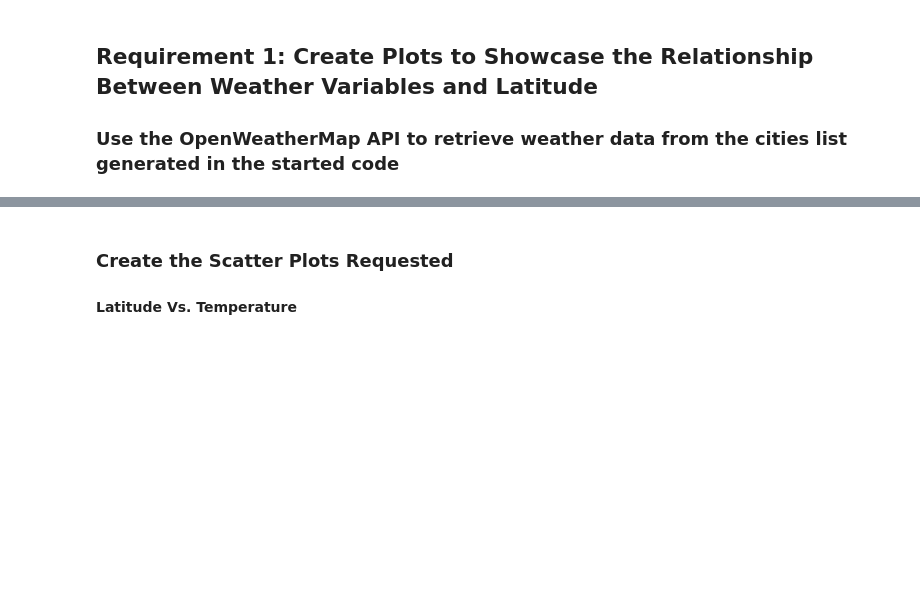
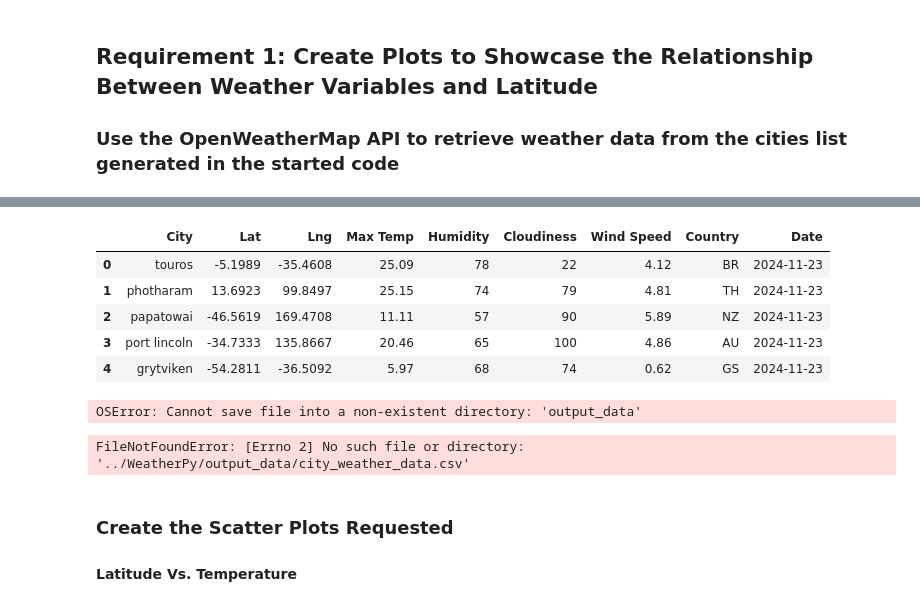
Before and after one commit to denisem77/Python-Api-Challenge, a Jupyter notebook: WeatherPy1/WeatherPy.ipynb, the cells around one changed output, grey strips where cells are left out. Drawn from its saved outputs; the diff is of its cells as text; code cells hidden in the pictures; blank space fills up the shorter version.

```diff
--- a/WeatherPy1/WeatherPy.ipynb
+++ b/WeatherPy1/WeatherPy.ipynb
@@ -147,9 +198,24 @@ city_data_df.head()
+# %%
+# Convert datetime to readable date format
+city_weather_df['Date']=(pd.to_datetime(city_weather_df['Date'],unit='s')).dt.date
+city_weather_df.head()
+# %% [output]
+|  | City | Lat | Lng | Max Temp | Humidity | Cloudiness | Wind Speed | Country | Date |
+| 0 | touros | -5.1989 | -35.4608 | 25.09 | 78 | 22 | 4.12 | BR | 2024-11-23 |
+| 1 | photharam | 13.6923 | 99.8497 | 25.15 | 74 | 79 | 4.81 | TH | 2024-11-23 |
+| 2 | papatowai | -46.5619 | 169.4708 | 11.11 | 57 | 90 | 5.89 | NZ | 2024-11-23 |
+| 3 | port lincoln | -34.7333 | 135.8667 | 20.46 | 65 | 100 | 4.86 | AU | 2024-11-23 |
+| 4 | grytviken | -54.2811 | -36.5092 | 5.97 | 68 | 74 | 0.62 | GS | 2024-11-23 |
 # %%
 # Export the City_Data into a csv
-city_data_df.to_csv("output_data/cities.csv", index_label="City_ID")
+city_weather_df.to_csv("city_weather_data.csv", index=False)
+# %% [output]
+OSError: Cannot save file into a non-existent directory: 'output_data'
 # %%
 # Read saved data
-city_data_df = pd.read_csv("output_data/cities.csv", index_col="City_ID")
+city_data_df = pd.read_csv("../WeatherPy/output_data/city_weather_data.csv", index_col="City")
 
 # Display sample data
 city_data_df.head()
+# %% [output]
+FileNotFoundError: [Errno 2] No such file or directory: '../WeatherPy/output_data/city_weather_data.csv'
```
Also changed, not shown: parts of 34 cells of this notebook, 1 other file.
